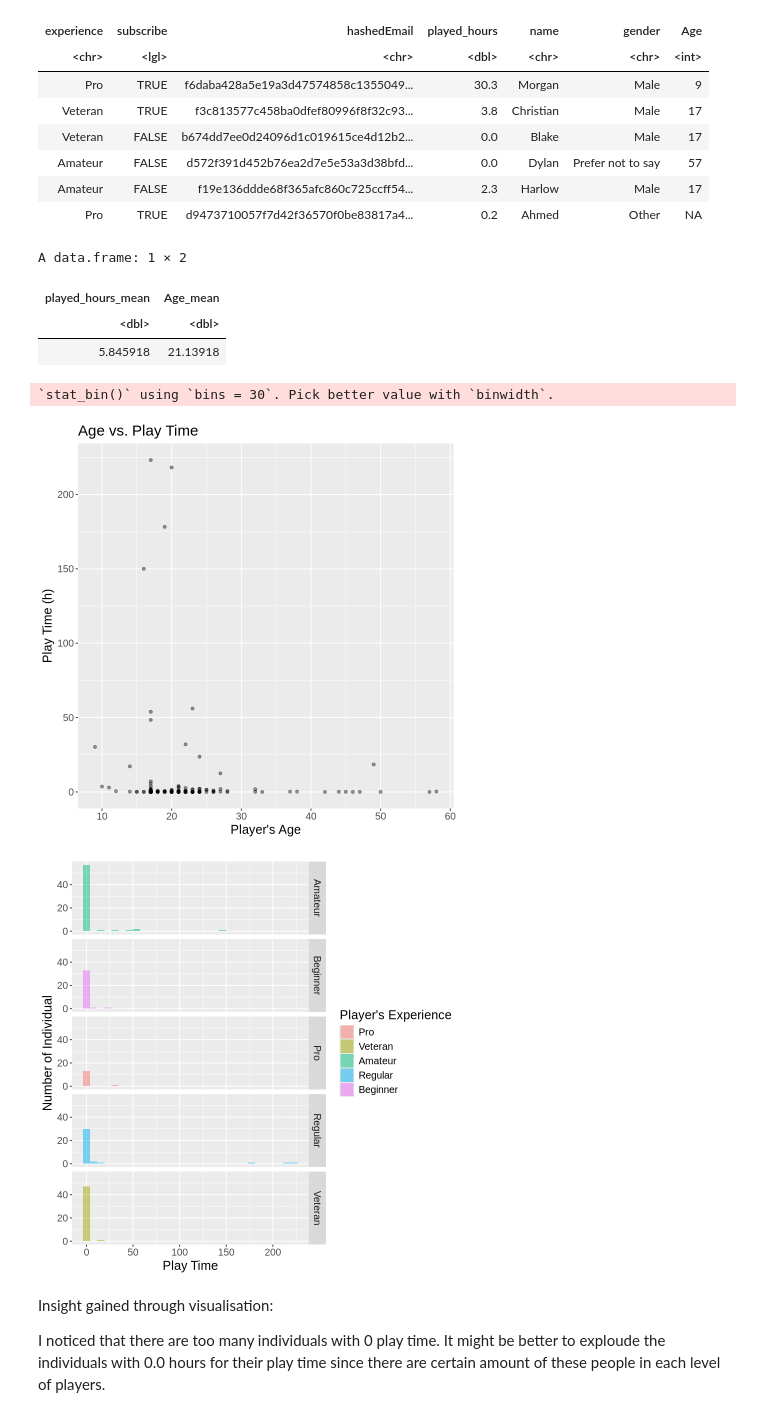
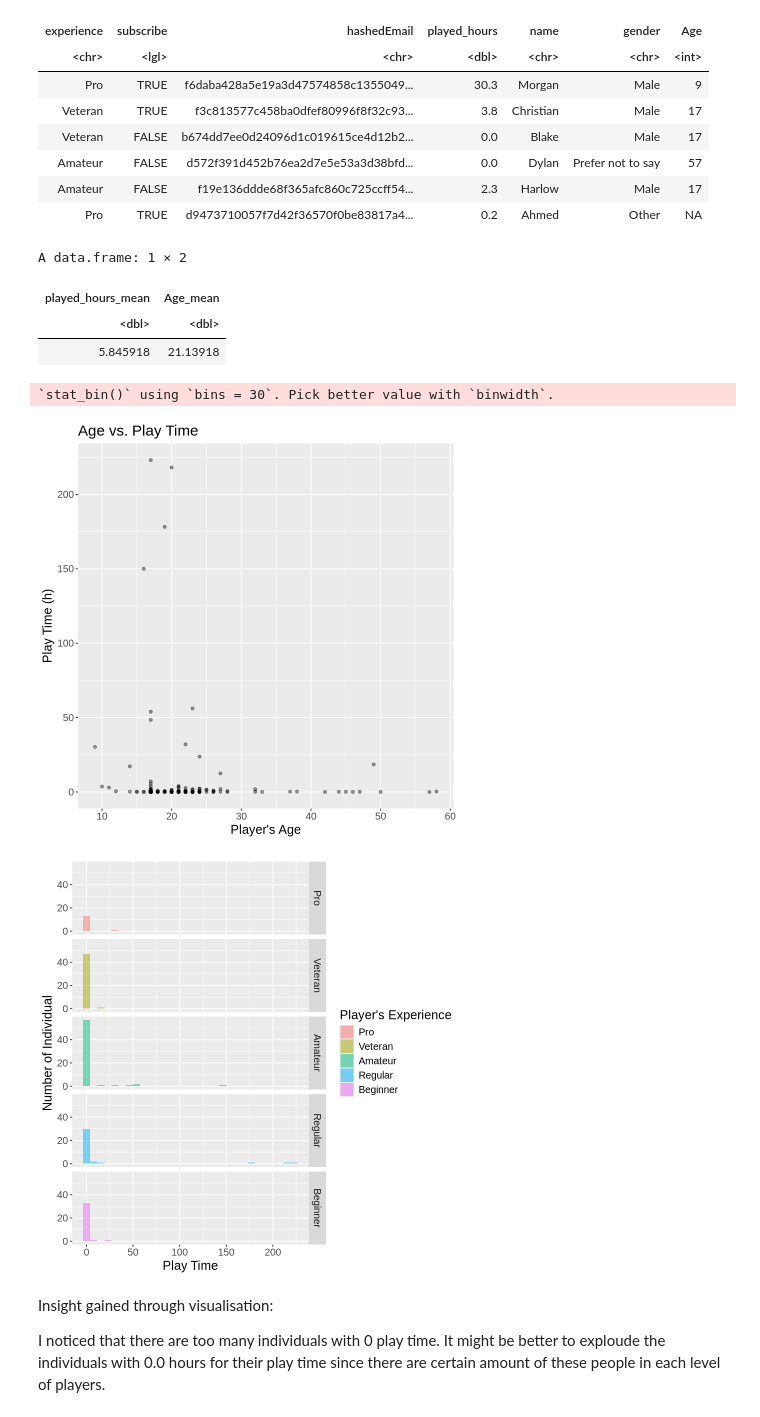
Before and after one commit to MariY01/DSProject, a Jupyter notebook: Project_planning_individual.ipynb, the cells around one changed output. Cells and saved outputs as stored; diff of their text form; code cells hidden in the pictures.

Commit message:
Checking
Changed methods and plan slightly + used as_factor in the first file

```diff
--- a/Project_planning_individual.ipynb
+++ b/Project_planning_individual.ipynb
@@ -48,34 +46,39 @@ A data.frame: 6 × 7
 | Amateur | FALSE | f19e136ddde68f365afc860c725ccff54... | 2.3 | Harlow | Male | 17 |
 | Pro | TRUE | d9473710057f7d42f36570f0be83817a4... | 0.2 | Ahmed | Other | NA |
 # %%
+players_data <- players_data |>
+                mutate(experience = as_factor(experience),
+                      name = as_factor(name),
+                      gender = as_factor(gender))
+
 players_data |>
     summarise(played_hours_mean = mean(played_hours, na.rm = TRUE),
              Age_mean = mean(Age, na.rm = TRUE))
 
 players_scatter <- players_data |>
                     select(Age, played_hours) |>
                     ggplot(aes(x = Age, y = played_hours)) +
                     geom_point(alpha = 0.4, na.rm = TRUE) +
                     labs(x = "Player's Age", y = "Play Time (h)", title = "Age vs. Play Time") +
                     theme(text = element_text(size = 15))
 players_scatter
 
 players_histogram <- players_data |>
                         select(played_hours, experience) |>
-                        ggplot(aes(x = played_hours, fill = as_factor(experience))) +
+                        ggplot(aes(x = played_hours, fill = experience)) +
                         geom_histogram(alpha = 0.5, position = "identity") +
                         facet_grid(rows = vars(experience)) +
                         labs(x = "Play Time", y = "Number of Individual", fill = "Player's Experience") +
                         theme(text = element_text(size = 15))
 players_histogram
 # %% [output]
 A data.frame: 1 × 2
 | played_hours_mean | Age_mean |
 | <dbl> | <dbl> |
 | 5.845918 | 21.13918 |
 `stat_bin()` using `bins = 30`. Pick better value with `binwidth`.
 [figure]
-[figure, old version]
+[figure, new version]
 # %% [markdown]
 Insight gained through visualisation:
 
```
Also changed, not shown: parts of 3 cells of this notebook.
